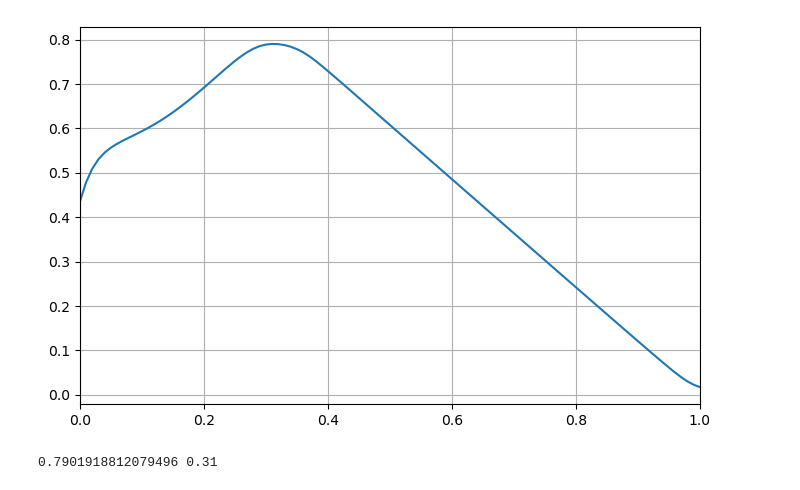
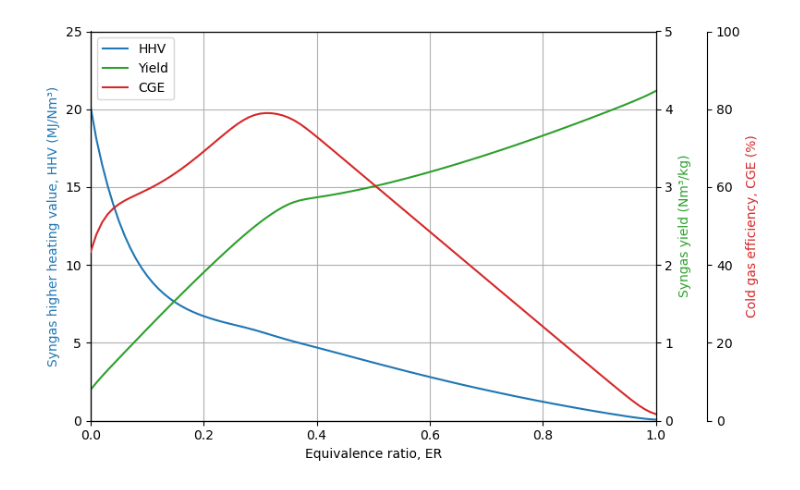
Before and after one commit to jubaldi/gasification, a Jupyter notebook: sensitivity.ipynb, the cells around one changed output. Drawn from its saved outputs; the diff is of its cells as text; code cells hidden in the pictures.

```diff
--- a/sensitivity.ipynb
+++ b/sensitivity.ipynb
@@ -75,17 +69,63 @@ plt.show()
-# %%
-fig1 = plt.figure(figsize=(8,5), dpi=100)
-plt.plot(ERs, [out.get_syngas_CGE() for out in outs_by_ER])
-plt.xlim(ERs[0],ERs[-1])
-plt.grid()
-plt.show()
-# %% [output]
-[figure, removed]
-# %%
-CGEs = [out.get_syngas_CGE() for out in outs_by_ER]
-optCGE = max(CGEs)
-optIndex = CGEs.index(optCGE)
-optER = ERs[optIndex]
-optAir = fs.create_air_from_ER(fuel, optER)
-print(optCGE, optER)
-# %% [output]
-0.7901918812079496 0.31
+# %%
+# Create figure and subplot manually
+# fig = plt.figure()
+# host = fig.add_subplot(111)
+
+# More versatile wrapper
+fig3, host = plt.subplots(figsize=(8,5), dpi=100) # (width, height) in inches
+# (see https://matplotlib.org/3.3.3/api/_as_gen/matplotlib.pyplot.subplots.html)
+
+par1 = host.twinx()
+par2 = host.twinx()
+
+host.set_xlim(0, 1)
+host.set_ylim(0, 25)
+par1.set_ylim(0, 5)
+par2.set_ylim(0, 100)
+
+host.set_xlabel("Equivalence ratio, ER")
+host.set_ylabel("Syngas higher heating value, HHV (MJ/Nm³)")
+par1.set_ylabel("Syngas yield (Nm³/kg)")
+par2.set_ylabel("Cold gas efficiency, CGE (%)")
+
+colors = ['tab:blue', 'tab:green', 'tab:red']
+
+p1, = host.plot(ERs, [out.get_syngas_hhv(basis='vol', water=False, nitrogen=True) for out in outs_by_ER], color=colors[0], label="HHV", zorder=3)
+p2, = par1.plot(ERs, [out.get_syngas_amount(basis='vol', water=False, nitrogen=True) for out in outs_by_ER], color=colors[1], label="Yield", zorder=3)
+p3, = par2.plot(ERs, [100*out.get_syngas_CGE() for out in outs_by_ER], color=colors[2], label="CGE", zorder=3)
+
+lns = [p1, p2, p3]
+host.legend(handles=lns, loc='upper left')
+
+# right, left, top, bottom
+par2.spines['right'].set_position(('outward', 40))
+
+# no x-ticks
+# par2.xaxis.set_ticks([])
+
+# Sometimes handy, same for xaxis
+#par2.yaxis.set_ticks_position('right')
+
+# Move "Velocity"-axis to the left
+# par2.spines['left'].set_position(('outward', 60))
+# par2.spines['left'].set_visible(True)
+# par2.yaxis.set_label_position('left')
+# par2.yaxis.set_ticks_position('left')
+
+host.yaxis.label.set_color(p1.get_color())
+par1.yaxis.label.set_color(p2.get_color())
+par2.yaxis.label.set_color(p3.get_color())
+
+# Adjust spacings w.r.t. figsize
+fig3.tight_layout()
+# Alternatively: bbox_inches='tight' within the plt.savefig function
+#                (overwrites figsize)
+
+# Best for professional typesetting, e.g. LaTeX
+# plt.savefig("pyplot_multiple_y-axis.pdf")
+host.grid(zorder=-1, axis='both')
+plt.savefig('figures/sensit_Eff_ER.png')
+plt.show()
+# For raster graphics use the dpi argument. E.g. '[...].png", dpi=200)'
+# %% [output]
+[figure, added]
```
Also changed, not shown: parts of 18 cells of this notebook, 9 other files.
